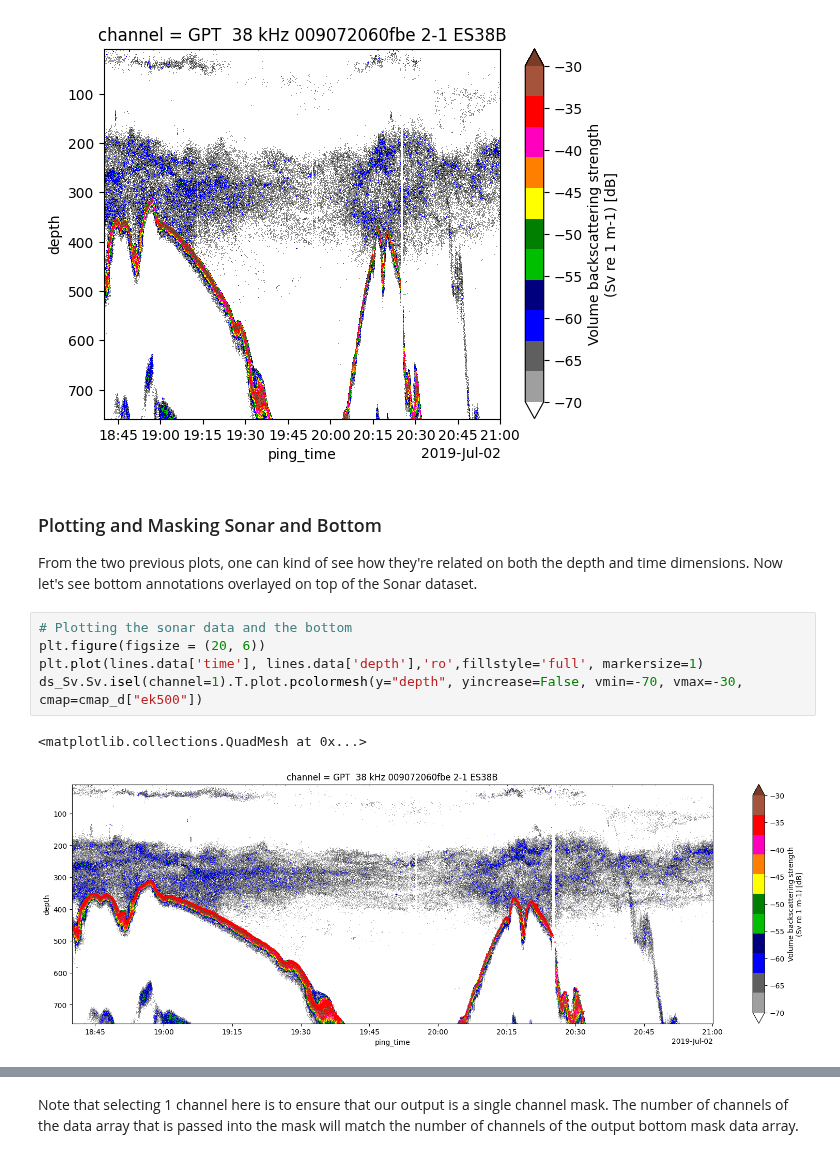
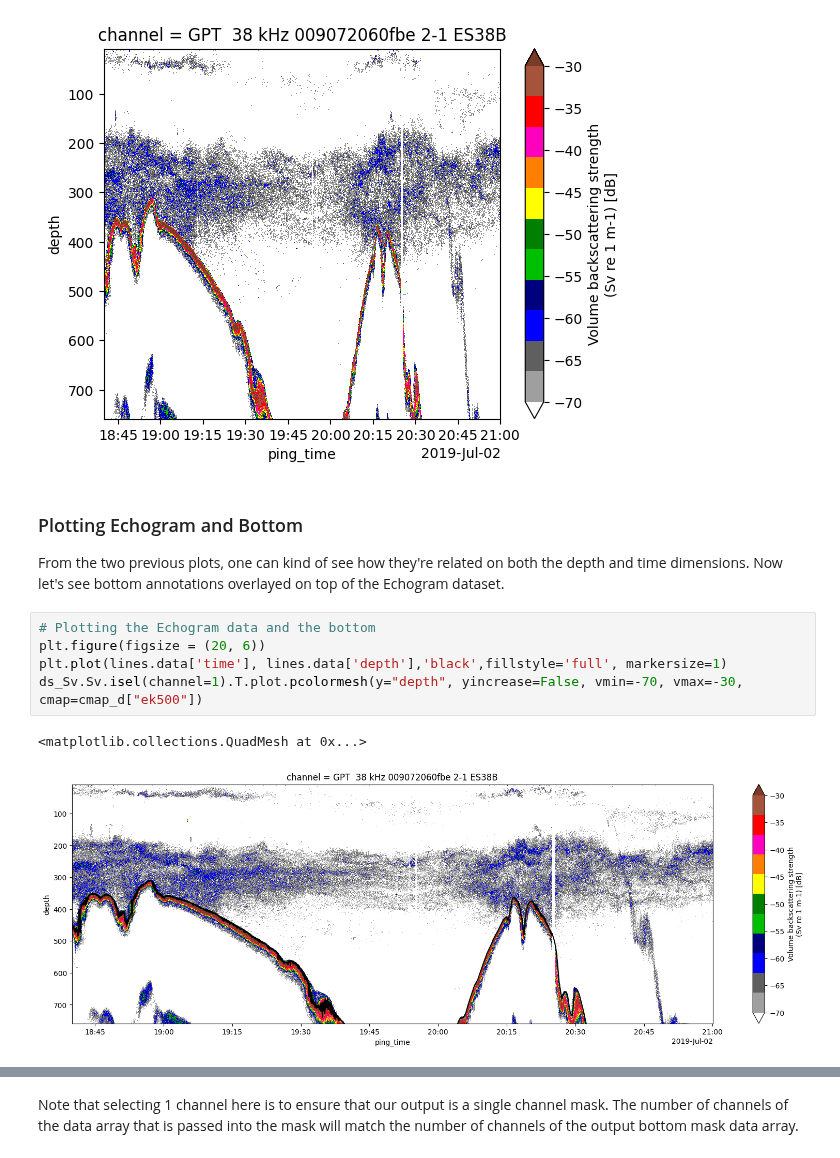
Before and after one commit to OSOceanAcoustics/echoregions, a Jupyter notebook: docs/source/Lines_functionality.ipynb, the cells around one changed output, grey strips where cells are left out. Drawn from its saved outputs; the diff is of its cells as text.

```diff
--- a/docs/source/Lines_functionality.ipynb
+++ b/docs/source/Lines_functionality.ipynb
@@ -135,15 +135,15 @@ ds_Sv["Sv"].isel(channel=1).plot.pcolormesh(y="depth", yincrease=False, vmin=-70
 <matplotlib.collections.QuadMesh at 0x...>
 [figure]
 # %% [markdown]
-### Plotting and Masking Sonar and Bottom
+### Plotting Echogram and Bottom
 
-From the two previous plots, one can kind of see how they're related on both the depth and time dimensions. Now let's see bottom annotations overlayed on top of the Sonar dataset.
+From the two previous plots, one can kind of see how they're related on both the depth and time dimensions. Now let's see bottom annotations overlayed on top of the Echogram dataset.
 # %%
-# Plotting the sonar data and the bottom
+# Plotting the Echogram data and the bottom
 plt.figure(figsize = (20, 6))
-plt.plot(lines.data['time'], lines.data['depth'],'ro',fillstyle='full', markersize=1)
+plt.plot(lines.data['time'], lines.data['depth'],'black',fillstyle='full', markersize=1)
 ds_Sv.Sv.isel(channel=1).T.plot.pcolormesh(y="depth", yincrease=False, vmin=-70, vmax=-30, cmap=cmap_d["ek500"])
 # %% [output]
 <matplotlib.collections.QuadMesh at 0x...>
-[figure, old version]
+[figure, new version]
 # %% [markdown]
```
Also changed, not shown: parts of 19 cells of this notebook, 9 other files.
